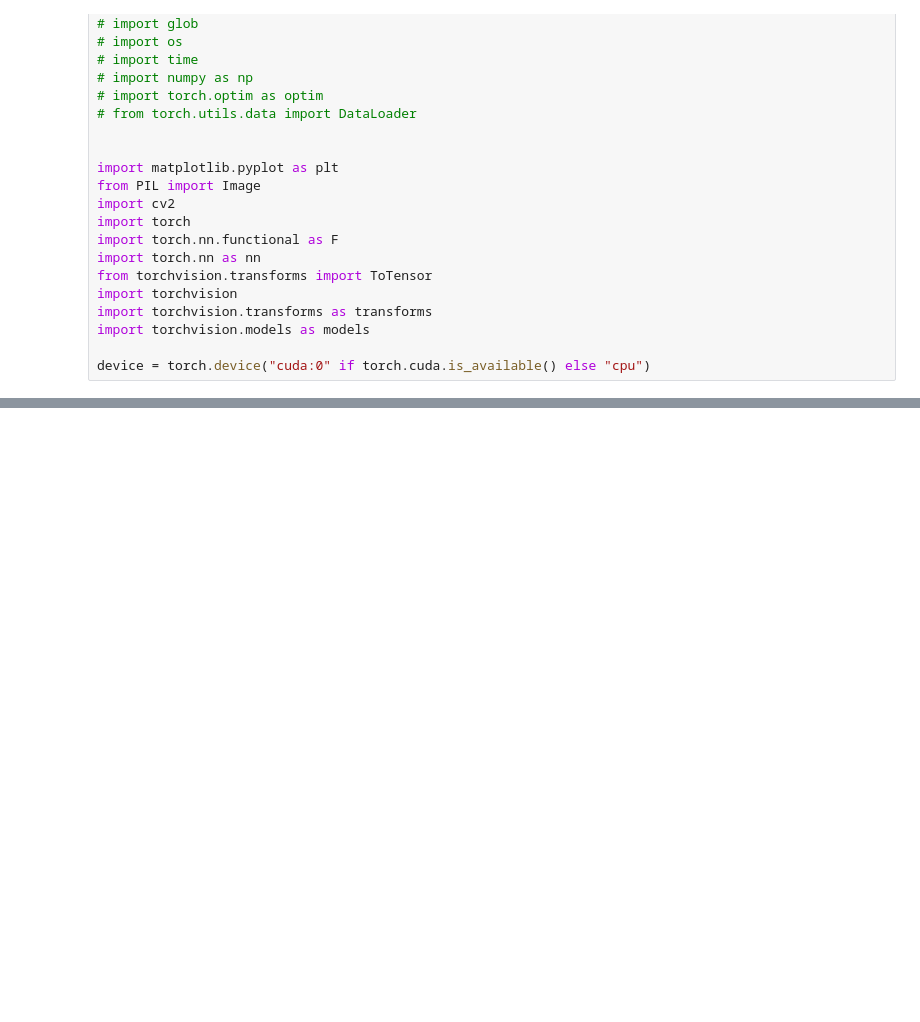
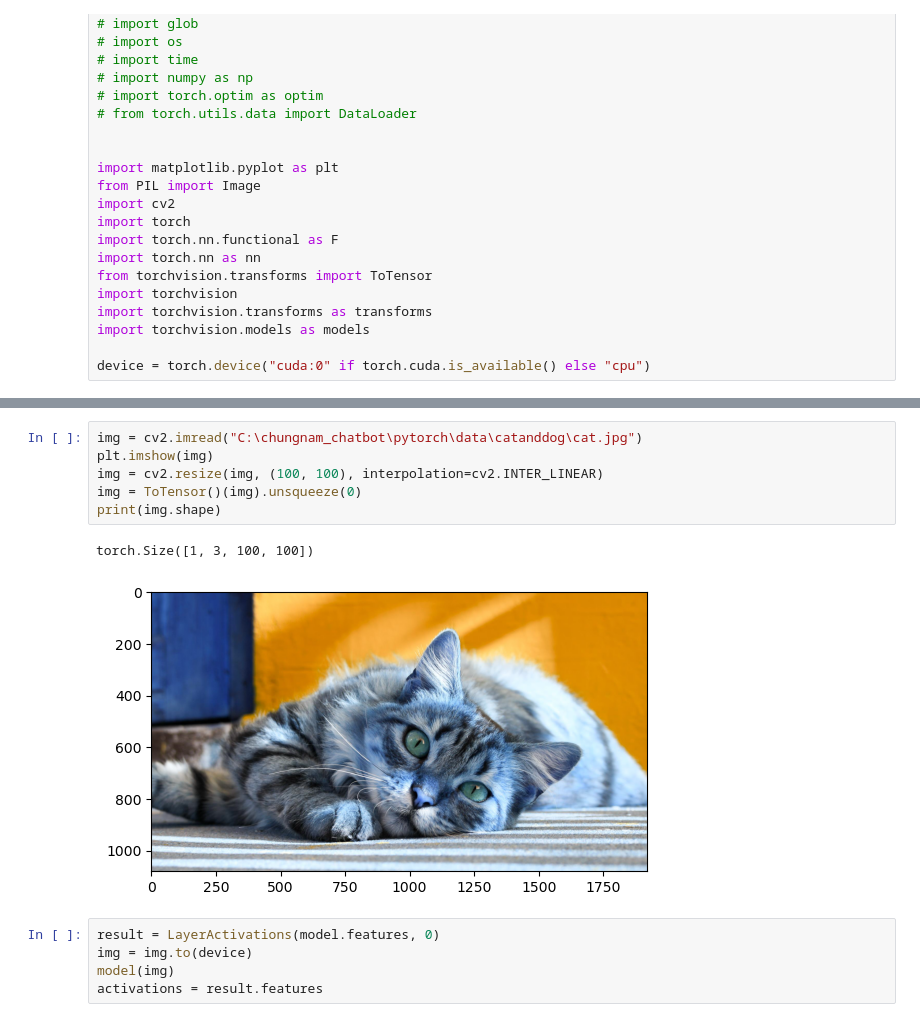
Before and after one commit to freshmea/chungnam_chatbot, a Jupyter notebook: pytorch/torch20.ipynb, the cells around one changed output, grey strips where cells are left out. Cells and saved outputs as stored; diff of their text form; blank space fills up the shorter version.

Commit message:
activation

```diff
--- a/pytorch/torch20.ipynb
+++ b/pytorch/torch20.ipynb
@@ -121,0 +132,14 @@ XAI(
+# %%
+img = cv2.imread("C:\chungnam_chatbot\pytorch\data\catanddog\cat.jpg")
+plt.imshow(img)
+img = cv2.resize(img, (100, 100), interpolation=cv2.INTER_LINEAR)
+img = ToTensor()(img).unsqueeze(0)
+print(img.shape)
+# %% [output]
+torch.Size([1, 3, 100, 100])
+[figure, added]
+# %%
+result = LayerActivations(model.features, 0)
+img = img.to(device)
+model(img)
+activations = result.features
```
Also changed, not shown: parts of 4 cells of this notebook, 2 other files.
